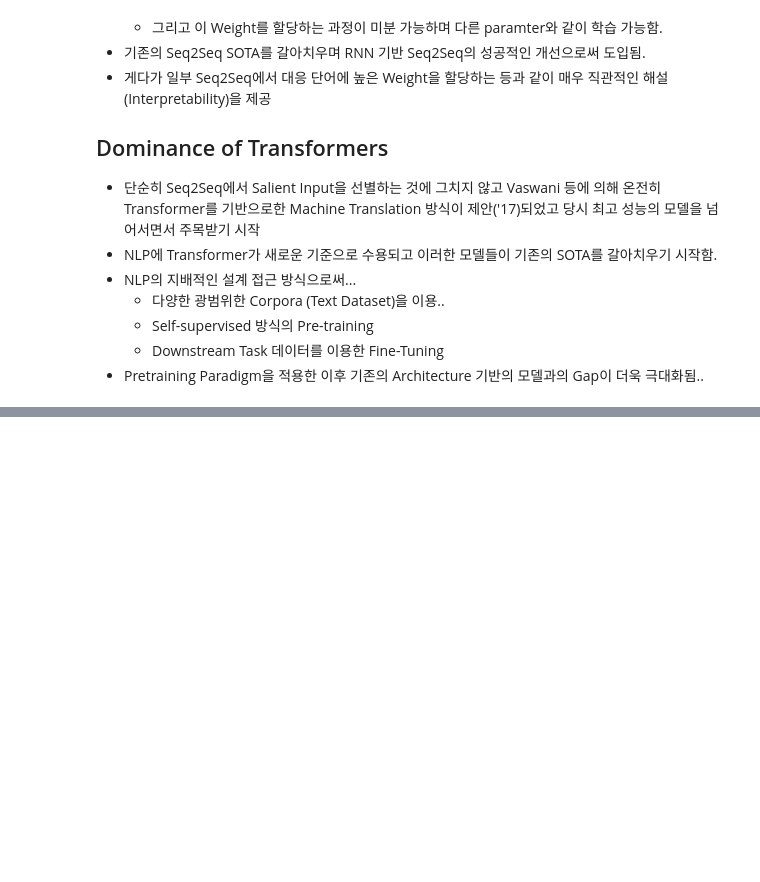
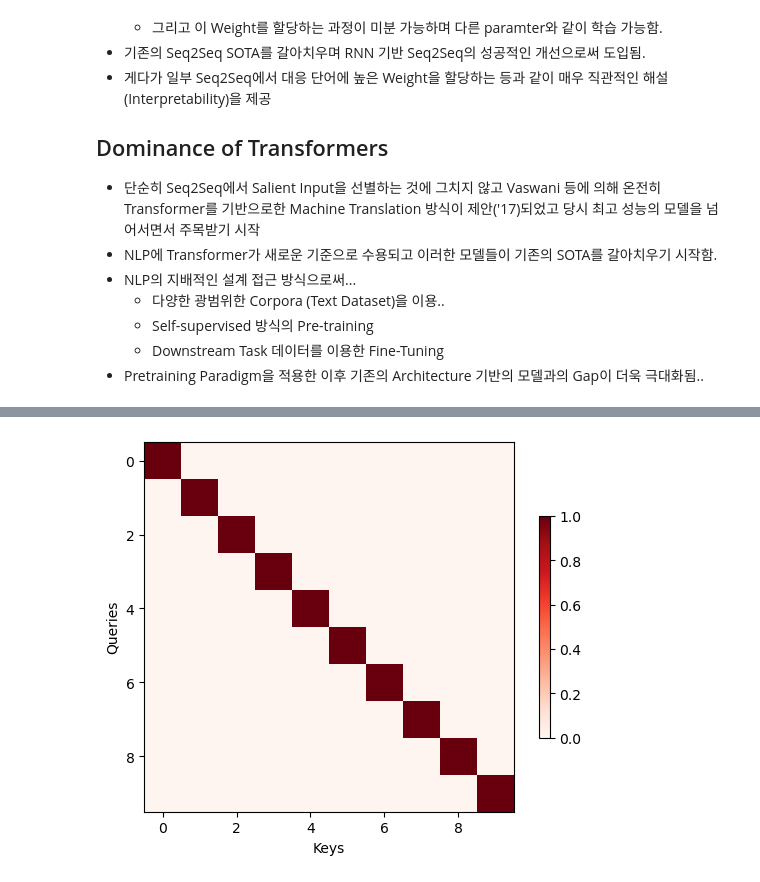
Before and after one commit to fritzprix/ml_note, a Jupyter notebook: study/transformer.ipynb, the cells around one changed output, grey strips where cells are left out. Saved outputs shown, nothing was run; the diff lists cells and outputs as text; code cells hidden in the pictures; blank space fills up the shorter version.

```diff
--- a/study/transformer.ipynb
+++ b/study/transformer.ipynb
@@ -71,0 +62,21 @@ class DotProductAttention(nn.Module):
+# %%
+import torch
+from matplotlib import pyplot as plt
+def show_heatmaps(heatmaps: torch.Tensor, xlabel: str, ylable: str, cmap:str='Reds'):
+    num_rows, num_cols, _ , _  = heatmaps.shape
+    fig, axes = plt.subplots(num_rows, num_cols, squeeze=False, sharex=True, sharey=True)
+
+    for i, (row_axes, row_map) in enumerate(zip(axes, heatmaps)):
+        for j, (ax, map) in enumerate(zip(row_axes, row_map)):
+            if i == num_rows - 1:
+                ax.set_xlabel(xlabel)
+            if j == 0:
+                ax.set_ylabel(ylable)
+            pcm = ax.imshow(map.detach().numpy(), cmap=cmap)
+    fig.colorbar(pcm, ax=axes, shrink=0.6)
+
+
+attention_weights = torch.eye(10).reshape((1,1, 10, 10))
+show_heatmaps(attention_weights, 'Keys', 'Queries')
+# %% [output]
+[figure, added]
```
Also changed, not shown: parts of 15 cells of this notebook.
